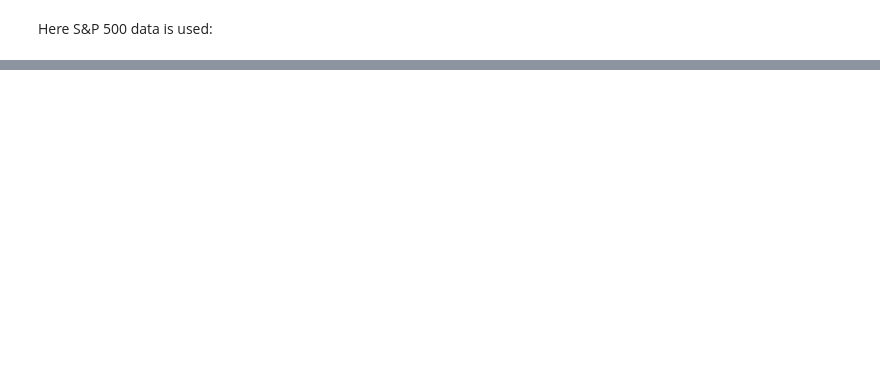
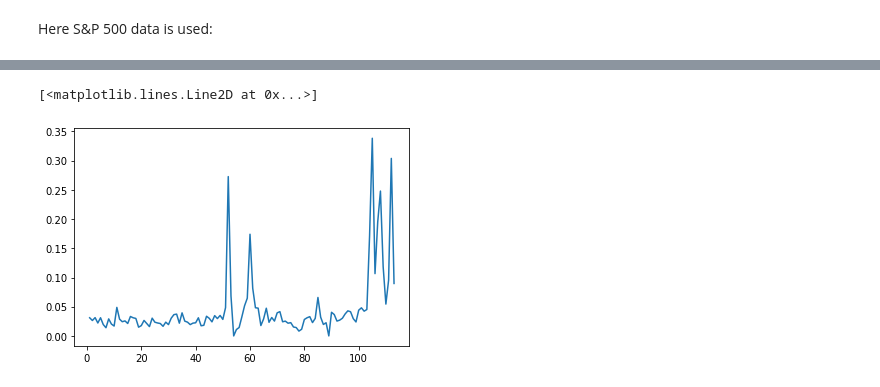
Before and after one commit to MaxdeBock/M2R, a Jupyter notebook: M2R code (python).ipynb, the cells around one changed output, grey strips where cells are left out. Drawn from its saved outputs; the diff is of its cells as text; code cells hidden in the pictures; blank space fills up the shorter version.

```diff
--- a/M2R code (python).ipynb
+++ b/M2R code (python).ipynb
@@ -211,0 +263,35 @@ ChangePlot(sp)
+# %%
+def DayRealVol(df,n):
+    dated = df[3:].reset_index(drop=True)
+    #for i,elt in enumerate(dated['Unnamed: 0']):
+        #if i %1000 == 0:
+        #    print(i)
+        #dated['Unnamed: 0'].iloc[i] = datetime.strptime(elt, '%Y-%m-%d %H:%M:%S')
+    dated = dated.set_index('Unnamed: 0')
+    DFList = [group[1] for group in dated.groupby(dated.index.date)]
+    md = DFList[n]['A.3']
+    #Processing data
+    md = md.dropna().reset_index(drop=True).iloc[1:]
+    for i in range(len(md)):
+        md.iloc[i] = pd.to_numeric(md.iloc[i])
+    returns = (md.shift(-1).iloc[:-1])/md.iloc[:-1]
+    for i, elt in enumerate(returns):
+        returns.iloc[i] = np.log(elt)
+    #Start those calculationssss
+    RealVol = 0
+    for elt in returns:
+        RealVol += elt**2
+    return RealVol
+
+def RollingRealVol(df):
+    for i in range(0,):
+        df[i] = RealVol(df[:i],M,i)
+    return df
+# %%
+lin = np.linspace(1,113,113)
+DRV = np.zeros(113)
+for i, elt in enumerate(lin):
+    print(elt)
+    DRV[i] = DayRealVol(minute_data,i)*365
+    print(DRV[i])
+plt.plot(lin,DRV)
@@ -211,0 +317,7 @@ ChangePlot(sp)
+# %%
+DRV = DRV[:113]
+lin = lin[:113]
+plt.plot(lin,DRV)
+# %% [output]
+[<matplotlib.lines.Line2D at 0x...>]
+[figure, added]
```
Also changed, not shown: parts of 13 cells of this notebook.
